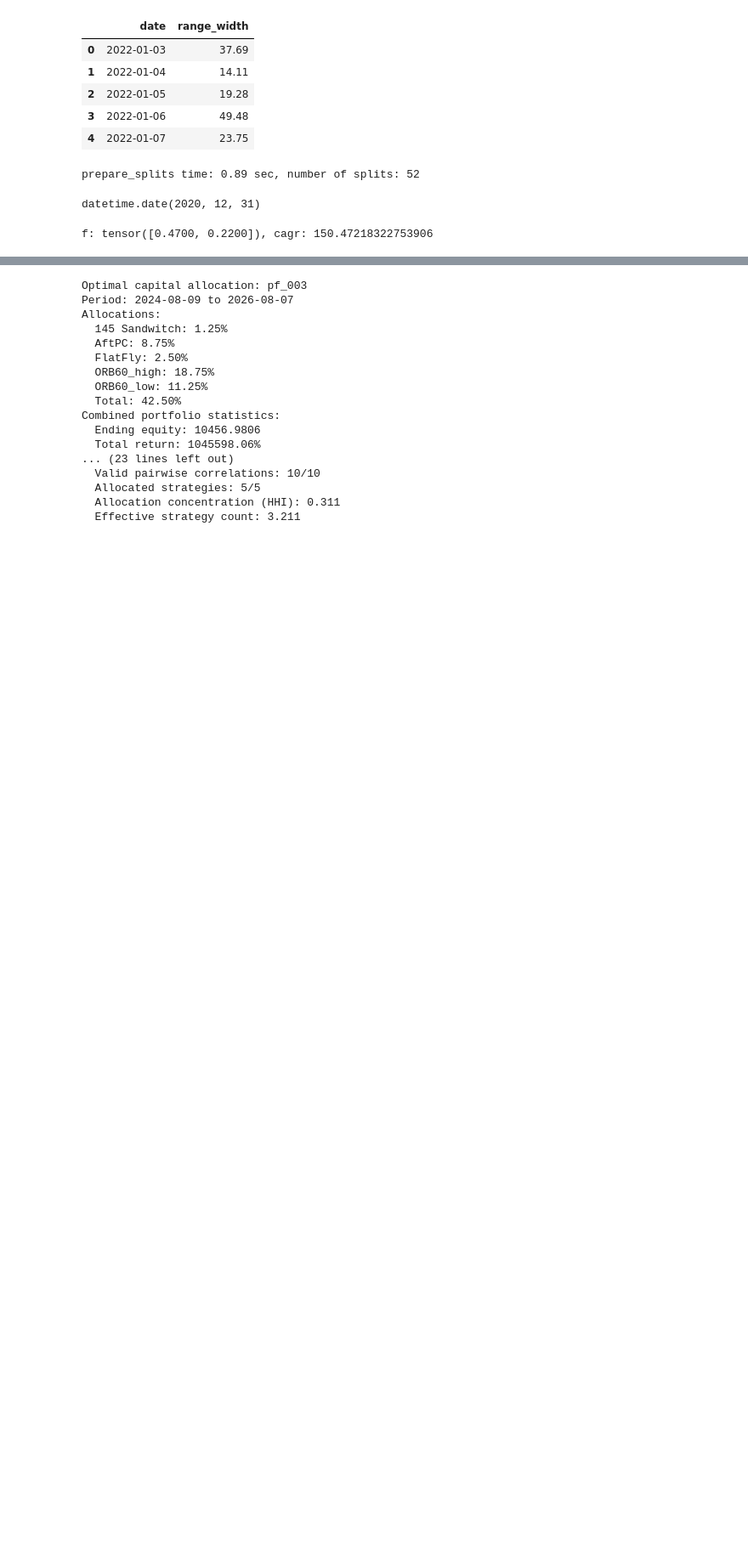
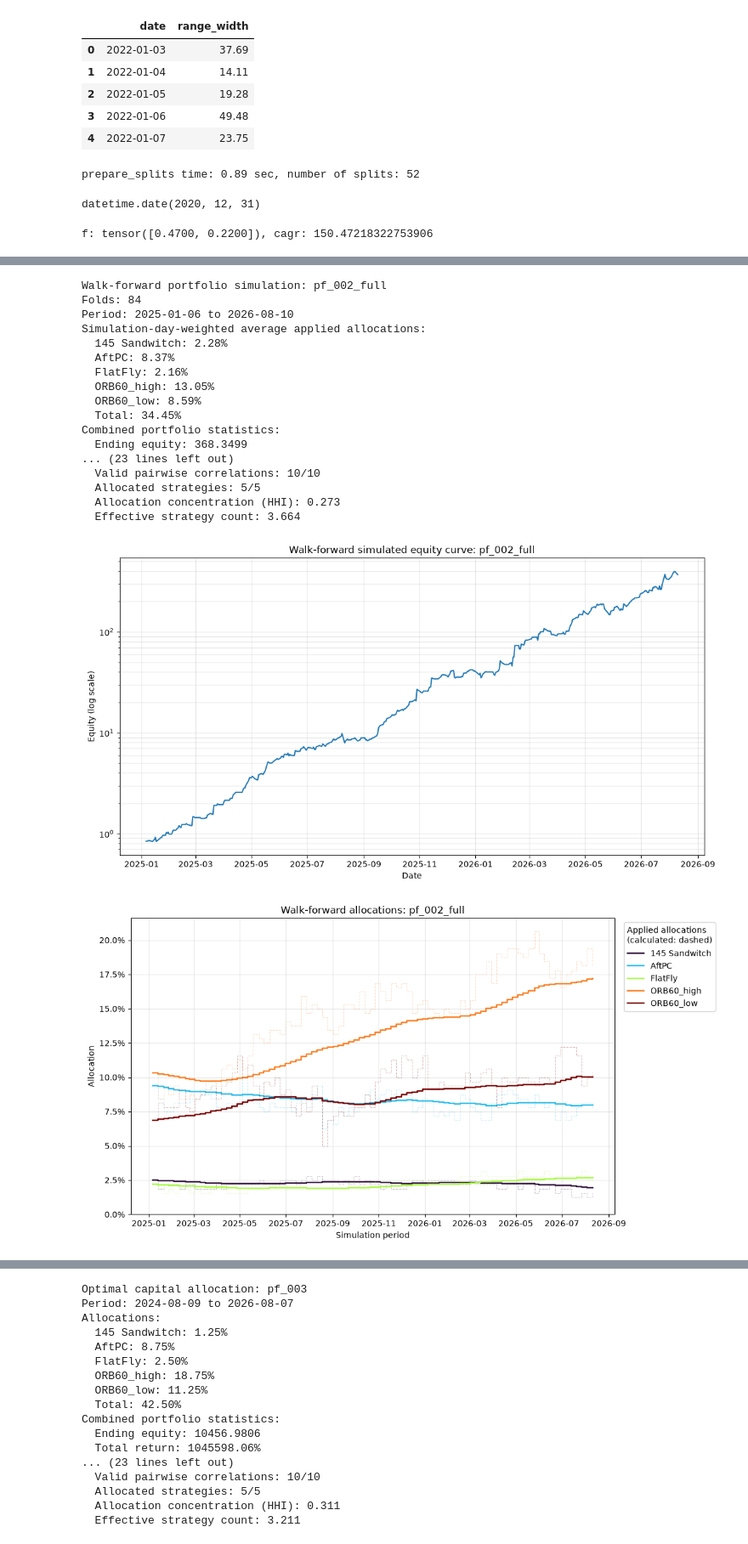
Before and after one commit to iferaorg/iferadata, a Jupyter notebook: orb.ipynb, the cells around one changed output, grey strips where cells are left out. Shown at 85% size. Cells and saved outputs as stored; diff of their text form; code cells hidden in the pictures; blank space fills up the shorter version.

```diff
--- a/orb.ipynb
+++ b/orb.ipynb
@@ -246,0 +249,30 @@ Combined portfolio statistics:
+# %%
+import importlib
+import torch
+import ifera.allocation.capital_allocation as capital_allocation
+import ifera.allocation.portfolio_allocation as portfolio_allocation
+import ifera.allocation.walk_forward_allocation as walk_forward_allocation
+importlib.reload(capital_allocation)
+importlib.reload(portfolio_allocation)
+importlib.reload(walk_forward_allocation)
+
+torch.set_float32_matmul_precision('high')
+
+result = walk_forward_allocation.walk_forward_capital_allocation_from_csv(
+    "pf_002_full",
+    alpha=0.0,
+    grid_increment=0.2,
+    training_weeks=104,
+    embargo_weeks=0,
+    simulation_weeks=1,
+    bootstrap_on=True,
+    bootstrap_runs=1024 * 16,
+    bootstrap_length=512,
+    percentile=10,
+    refinement_runs=6,
+    refinement_divisor=2.0,
+    max_total_allocation=0.8,
+    ADD_limit=-0.1,
+    allocation_alpha=0.05
+)
+# %% [output]
@@ -246,0 +296,19 @@ Combined portfolio statistics:
+Walk-forward portfolio simulation: pf_002_full
+Folds: 84
+Period: 2025-01-06 to 2026-08-10
+Simulation-day-weighted average applied allocations:
+  145 Sandwitch: 2.28%
+  AftPC: 8.37%
+  FlatFly: 2.16%
+  ORB60_high: 13.05%
+  ORB60_low: 8.59%
+  Total: 34.45%
+Combined portfolio statistics:
+  Ending equity: 368.3499
+... (23 lines left out)
+  Valid pairwise correlations: 10/10
+  Allocated strategies: 5/5
+  Allocation concentration (HHI): 0.273
+  Effective strategy count: 3.664
+[figure, added]
+[figure, added]
```
Also changed, not shown: parts of 8 cells of this notebook, 13 other files.
